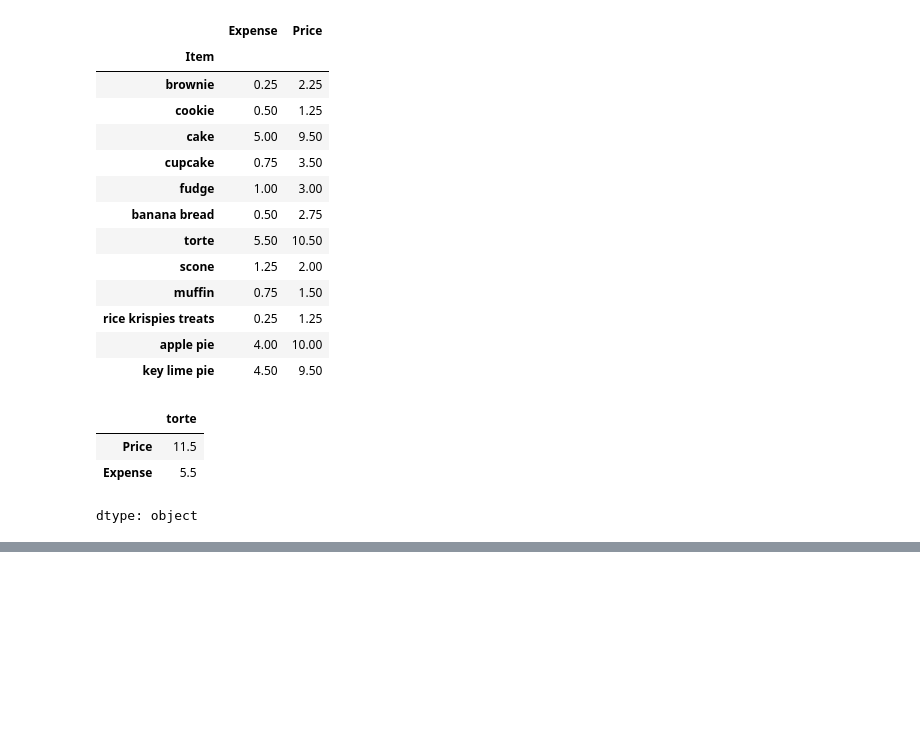
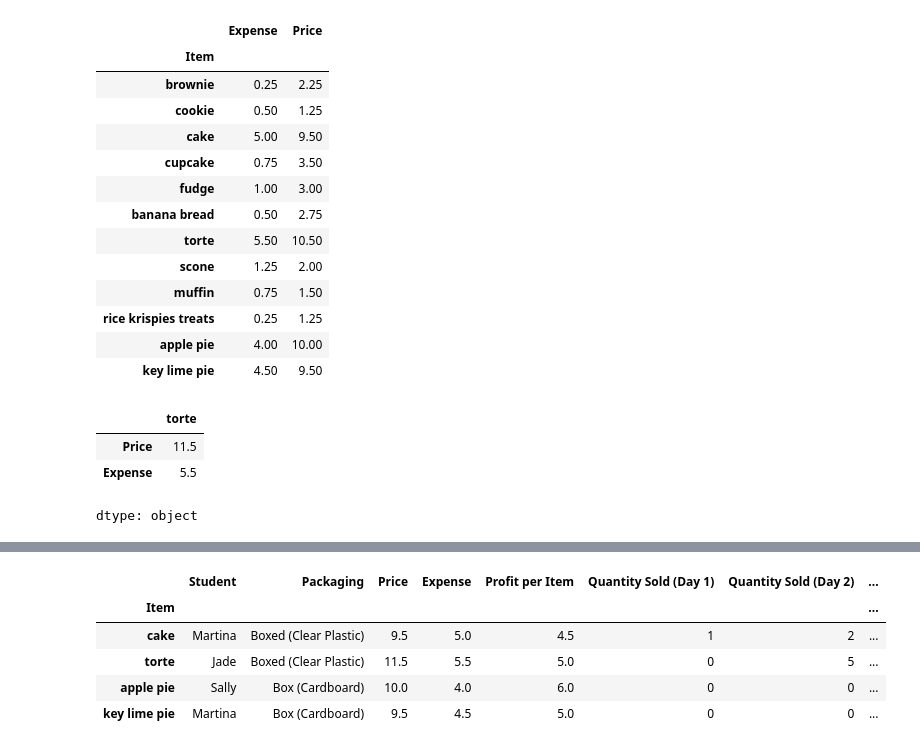
Before and after one commit to SamarBaghdadi/CodingDojo_DS_V23, a Jupyter notebook: Slicing_intro.ipynb, the cells around one changed output, grey strips where cells are left out. Drawn from its saved outputs; the diff is of its cells as text; code cells hidden in the pictures; blank space fills up the shorter version.

```diff
--- a/Slicing_intro.ipynb
+++ b/Slicing_intro.ipynb
@@ -185,0 +231,3 @@ dtype: object
+# %%
+filter_price=df['Price']>5
+filter_price
@@ -185,0 +250,10 @@ dtype: object
+# %%
+df_filtered=df.loc[filter_price]
+df_filtered
+# %% [output]
+|  | Student | Packaging | Price | Expense | Profit per Item | Quantity Sold (Day 1) | Quantity Sold (Day 2) | ... |
+| Item |  |  |  |  |  |  |  | ... |
+| cake | Martina | Boxed (Clear Plastic) | 9.5 | 5.0 | 4.5 | 1 | 2 | ... |
+| torte | Jade | Boxed (Clear Plastic) | 11.5 | 5.5 | 5.0 | 0 | 5 | ... |
+| apple pie | Sally | Box (Cardboard) | 10.0 | 4.0 | 6.0 | 0 | 0 | ... |
+| key lime pie | Martina | Box (Cardboard) | 9.5 | 4.5 | 5.0 | 0 | 0 | ... |
```
Also changed, not shown: parts of 14 cells of this notebook.
